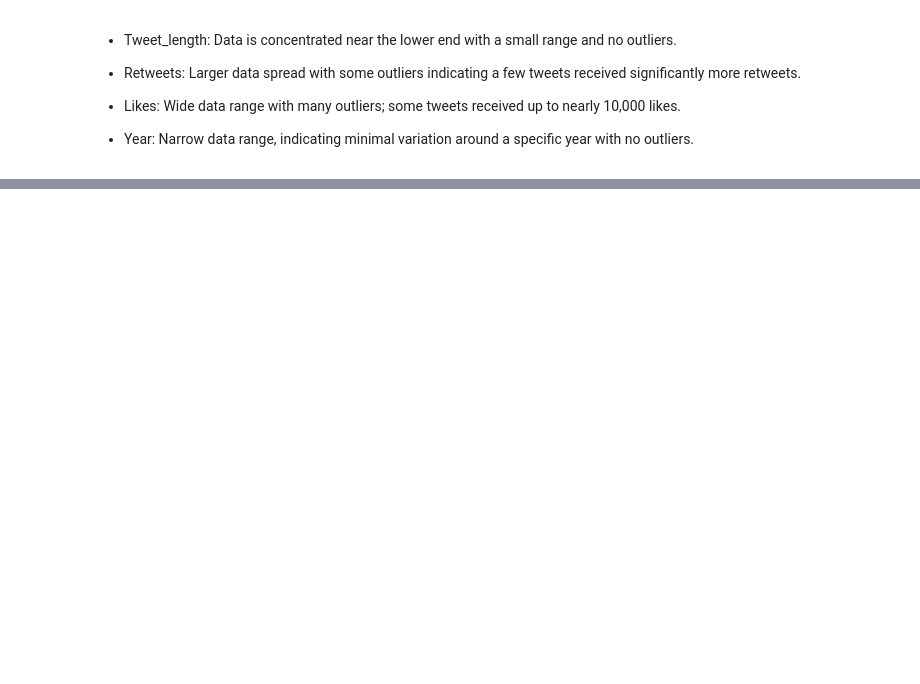
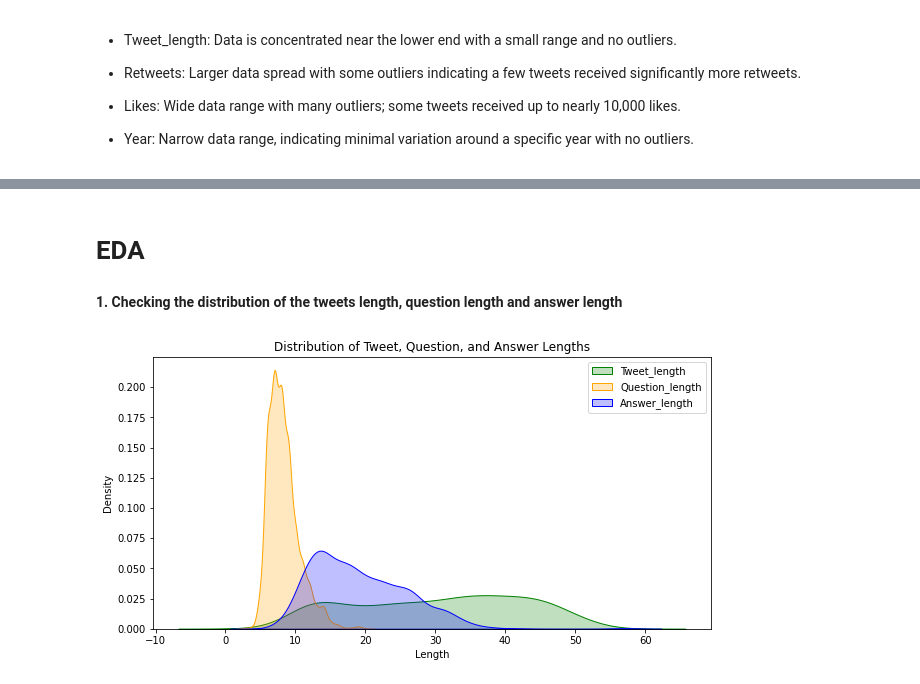
Before and after one commit to Komen5/CBC-Chatbot-Project, a Jupyter notebook: Chatbot.ipynb, the cells around one changed output, grey strips where cells are left out. Cells and saved outputs as stored; diff of their text form; code cells hidden in the pictures; blank space fills up the shorter version.

```diff
--- a/Chatbot.ipynb
+++ b/Chatbot.ipynb
@@ -234,0 +382,4 @@ plt.show()
+# %%
+# Dropping the duplicates in the tweets dataset
+tweets = tweets.drop_duplicates()
+tweets.duplicated().sum()
@@ -238,0 +443,18 @@ There are no outliers in the tweets dataset
+# %% [markdown]
+# EDA
+# %% [markdown]
+**1. Checking the distribution of the tweets length, question length and answer length**
+# %%
+plt.figure(figsize=(10, 5))
+
+sns.kdeplot(data=tweets, x="Tweet_length", label="Tweet_length", fill=True, color="green")
+sns.kdeplot(data=data, x="Question_length", label="Question_length", fill=True, color="orange")
+sns.kdeplot(data=data, x="Answer_length", label="Answer_length", fill=True, color="blue")
+
+plt.title("Distribution of Tweet, Question, and Answer Lengths")
+plt.xlabel("Length")
+plt.ylabel("Density")
+plt.legend()
+plt.show()
+# %% [output]
+[figure, added]
```
Also changed, not shown: parts of 96 cells of this notebook.
